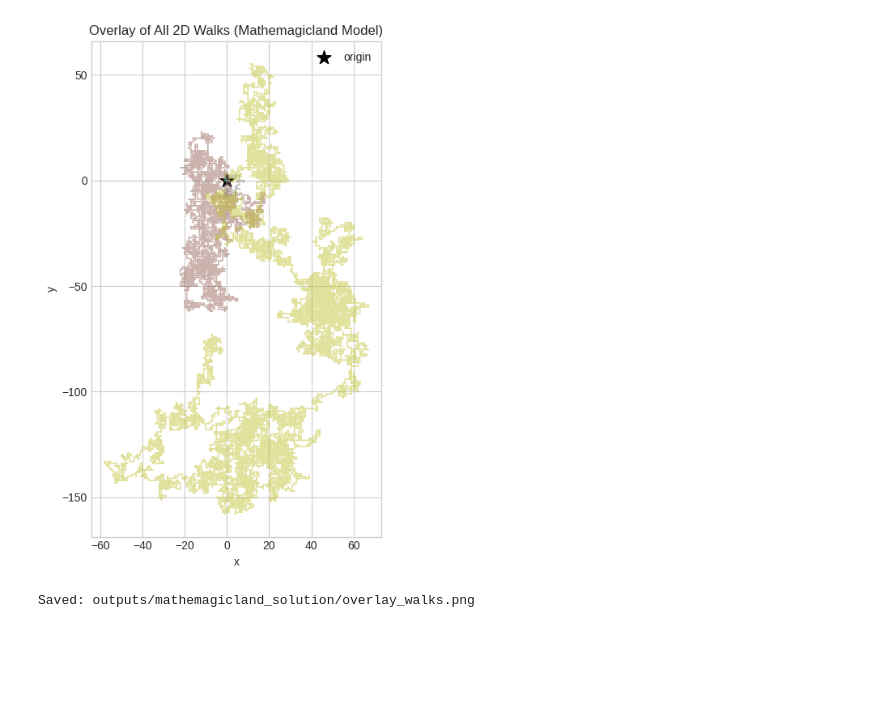
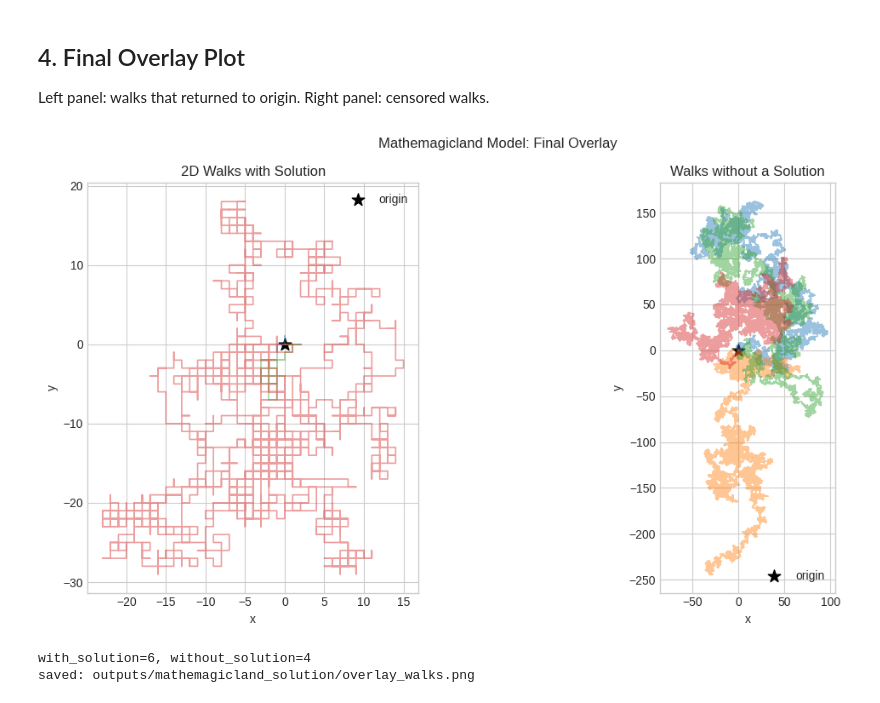
Before and after one commit to manpazito/fun_mini_sims, a Jupyter notebook: random_walks/mathemagicland_solution.ipynb, the cells around one changed output. Drawn from its saved outputs; the diff is of its cells as text; code cells hidden in the pictures; blank space fills up the shorter version.

```diff
--- a/random_walks/mathemagicland_solution.ipynb
+++ b/random_walks/mathemagicland_solution.ipynb
@@ -185,11 +136,24 @@ Overlay all 2D paths with transparency and equal axis scaling.
-# %%
-overlay_path = OUTPUT_DIR / "overlay_walks.png"
-plot_overlay_2d(
-    all_paths=all_paths,
-    out_path=overlay_path,
-    title="Overlay of All 2D Walks (Mathemagicland Model)",
-)
-print(f"Saved: {overlay_path}")
-# %% [output]
-[figure, removed]
-Saved: outputs/mathemagicland_solution/overlay_walks.png
+# %% [markdown]
+## 4. Final Overlay Plot
+
+Left panel: walks that returned to origin.
+Right panel: censored walks.
+# %%
+paths_with_solution, paths_without_solution = split_paths_by_solution(all_paths, summary_df)
+
+overlay_path = OUTPUT_DIR / 'overlay_walks.png'
+plot_overlay_2d_solution_split(
+    paths_with_solution=paths_with_solution,
+    paths_without_solution=paths_without_solution,
+    out_path=overlay_path,
+    left_title='2D Walks with Solution',
+    right_title='Walks without a Solution',
+    figure_title='Mathemagicland Model: Final Overlay',
+)
+
+print(f'with_solution={len(paths_with_solution)}, without_solution={len(paths_without_solution)}')
+print(f'saved: {overlay_path}')
+# %% [output]
+[figure, added]
+with_solution=6, without_solution=4
+saved: outputs/mathemagicland_solution/overlay_walks.png
```
Also changed, not shown: parts of 17 cells of this notebook, 4 other files.
